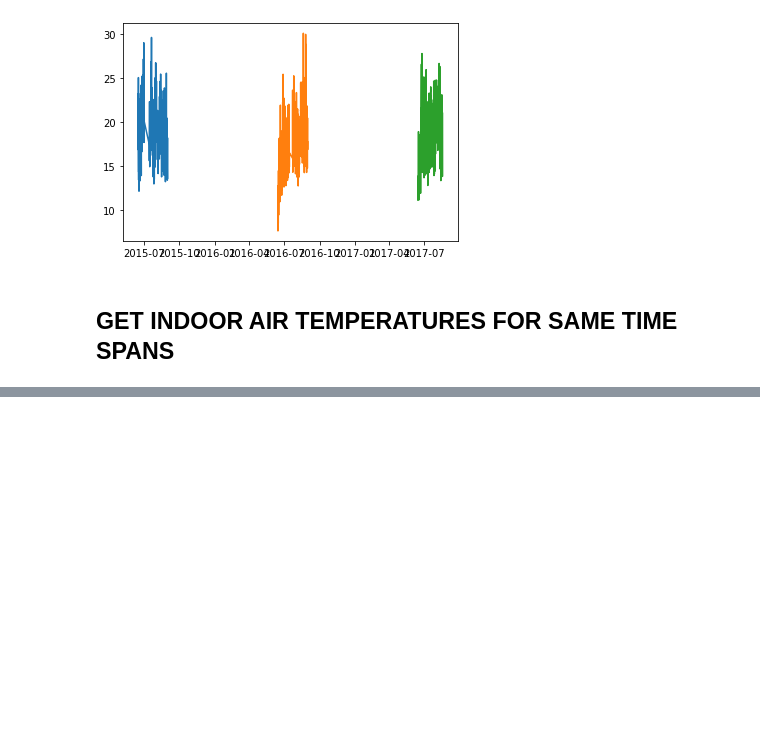
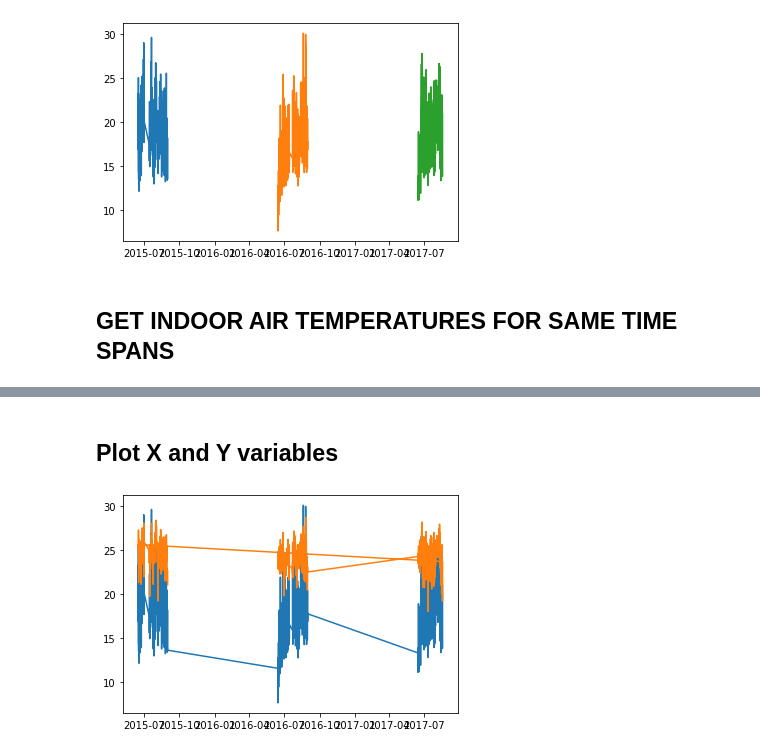
Before and after one commit to DonnaVakalis/forecasting-MRT-gap, a Jupyter notebook: model/model_LSTM.ipynb, the cells around one changed output, grey strips where cells are left out. Drawn from its saved outputs; the diff is of its cells as text; code cells hidden in the pictures; blank space fills up the shorter version.

```diff
--- a/model/model_LSTM.ipynb
+++ b/model/model_LSTM.ipynb
@@ -148,9 +144,5 @@ start_smoke = pd.to_datetime('2017-08-01')
 end_smoke = pd.to_datetime('2017-07-14')
 df_3 = df_2.query('index < @start_smoke or index > @end_smoke')
 
-# plot
-plt.plot(df_3.index, df_3.temp)
-plt.show()
-
 # save 2017 outdoor temps (x variable)
-df_2017_X = df_3['temp']
+df_2017_X = df_3[['temp']]
@@ -159,13 +149,12 @@ df_2017_X = df_3['temp']
 # %%
 # plot all outdoor temperatures in cleaned dataset
+plt.plot(df_2015_X.index, df_2015_X.temp, df_2016_X.index, df_2016_X.temp, df_2017_X.index, df_2017_X.temp)
+plt.show()
 
-plt.plot(df_2015_X.index, df_2015_X, df_2016_X.index, df_2016_X, df_2017_X.index, df_2017_X)
-plt.show()
+# save a single dataset with all days
+ls_X = [df_2015_X, df_2016_X, df_2017_X]
+df_all_X = pd.concat(ls_X)
 # %% [output]
 [figure]
 # %% [markdown]
 ## GET INDOOR AIR TEMPERATURES FOR SAME TIME SPANS
-# %%
-#2015 indoor air temp (what we want to predict)
-
-Y_2015 = pickle.load(open(DATA_PATH +'/testX_2015.pkl','rb'))
@@ -191,0 +161,26 @@ testX_2015
+# %%
+#Get raw data of indoor air temps (what we want to predict)
+
+df1 = pickle.load(open(DATA_PATH +'/trainY_2015.pkl','rb'))
+df2 = pickle.load(open(DATA_PATH +'/trainY_2016.pkl','rb'))
+df3 = pickle.load(open(DATA_PATH +'/trainY_2017.pkl','rb'))
+
+
+# Put in all in one place
+ls_Y = [df1, df2, df3]
+df_Y = pd.concat(ls_Y)
+
+# Drop duplicated date-times
+
+df_Y = df_Y[~df_Y.index.duplicated(keep='first')]
+
+# Drop date-times not in X set
+df_all_Y = df_Y[df_Y.index.isin(df_all_X.index)]
+# %% [markdown]
+## Plot X and Y variables
+# %%
+# plot Outdoor (X values) and Indoor (to be predicted)
+plt.plot(df_all_X.index, df_all_X.temp, df_all_Y.index, df_all_Y)
+plt.show()
+# %% [output]
+[figure, added]
```
Also changed, not shown: parts of 17 cells of this notebook.
